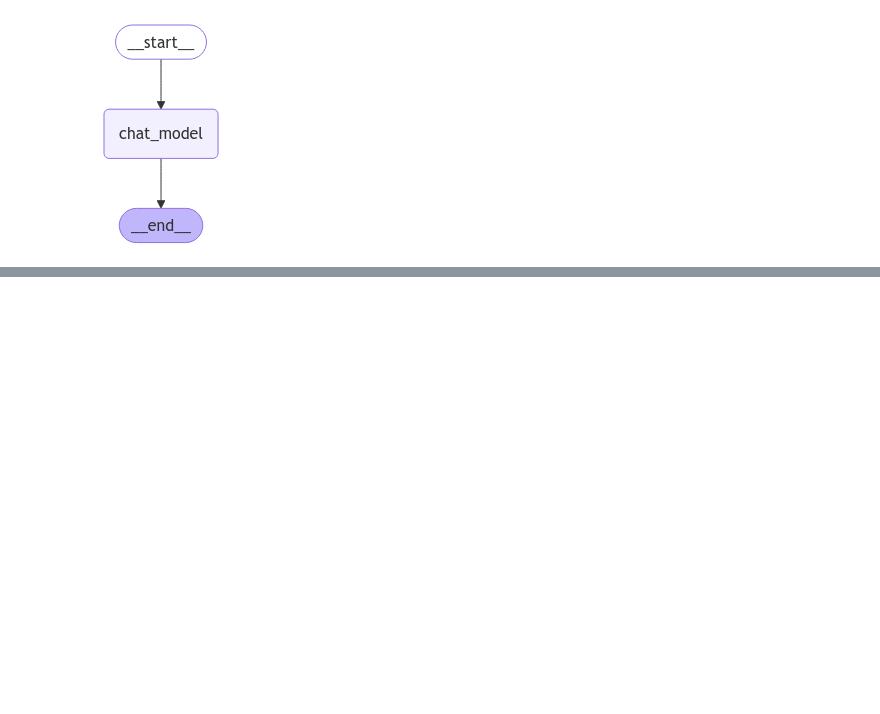
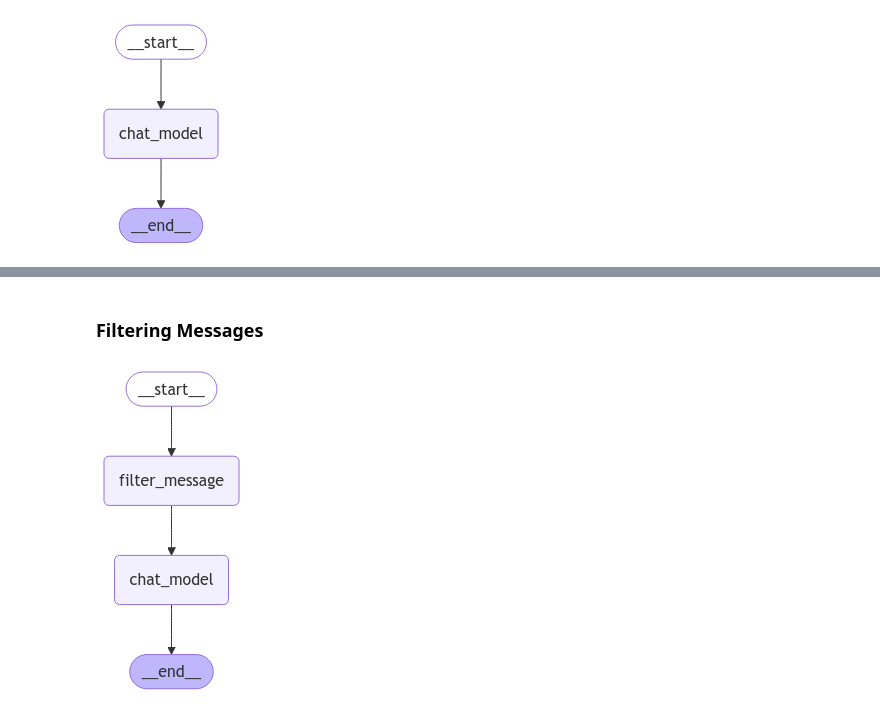
Before and after one commit to syedshahmirsultan/Learning_LangGraph, a Jupyter notebook: trim_filter_messages.ipynb, the cells around one changed output, grey strips where cells are left out. Drawn from its saved outputs; the diff is of its cells as text; code cells hidden in the pictures; blank space fills up the shorter version.

```diff
--- a/trim_filter_messages.ipynb
+++ b/trim_filter_messages.ipynb
@@ -53,0 +92,23 @@ for n in result['messages']:
+# %% [markdown]
+### Filtering Messages
+# %%
+def filter_messages(state:MessagesState):
+    delete_messages = [RemoveMessage(id=m.id) for m in state['messages'][:-2]]
+    return {'messages':delete_messages}
+
+def chat_model(state:MessagesState):
+    return {'messages':llm.invoke(state['messages'])}
+
+workflow :StateGraph = StateGraph(MessagesState)
+workflow.add_node('filter_message',filter_messages)
+workflow.add_node('chat_model',chat_model)
+
+workflow.add_edge(START,'filter_message')
+workflow.add_edge('filter_message','chat_model')
+workflow.add_edge('chat_model',END)
+
+graph:CompiledStateGraph = workflow.compile()
+
+display(Image(graph.get_graph().draw_mermaid_png()))
+# %% [output]
+[figure, added]
```
Also changed, not shown: parts of 6 cells of this notebook.
